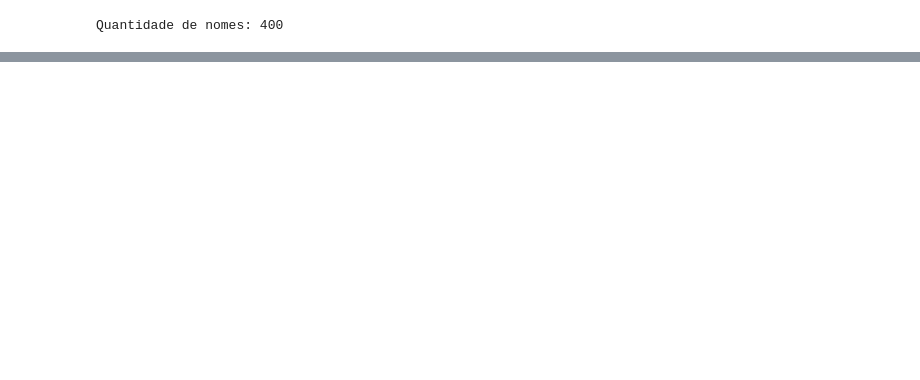
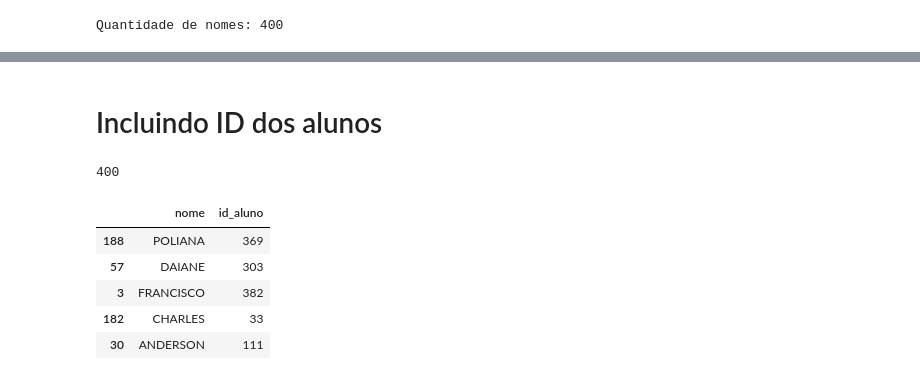
Before and after one commit to GabrielTB1/Pandas-IO, a Jupyter notebook: Pandas_IO.ipynb, the cells around one changed output, grey strips where cells are left out. Drawn from its saved outputs; the diff is of its cells as text; code cells hidden in the pictures; blank space fills up the shorter version.

```diff
--- a/Pandas_IO.ipynb
+++ b/Pandas_IO.ipynb
@@ -42,0 +45,2 @@ nomes.sample(5)
+# %% [markdown]
+# Incluindo ID dos alunos
@@ -42,0 +50,5 @@ nomes.sample(5)
+# %%
+total_alunos = len(nomes)
+total_alunos
+# %% [output]
+400
@@ -42,0 +57,9 @@ nomes.sample(5)
+# %%
+nomes.sample(5)
+# %% [output]
+|  | nome | id_aluno |
+| 188 | POLIANA | 369 |
+| 57 | DAIANE | 303 |
+| 3 | FRANCISCO | 382 |
+| 182 | CHARLES | 33 |
+| 30 | ANDERSON | 111 |
```
Also changed, not shown: parts of 10 cells of this notebook.
